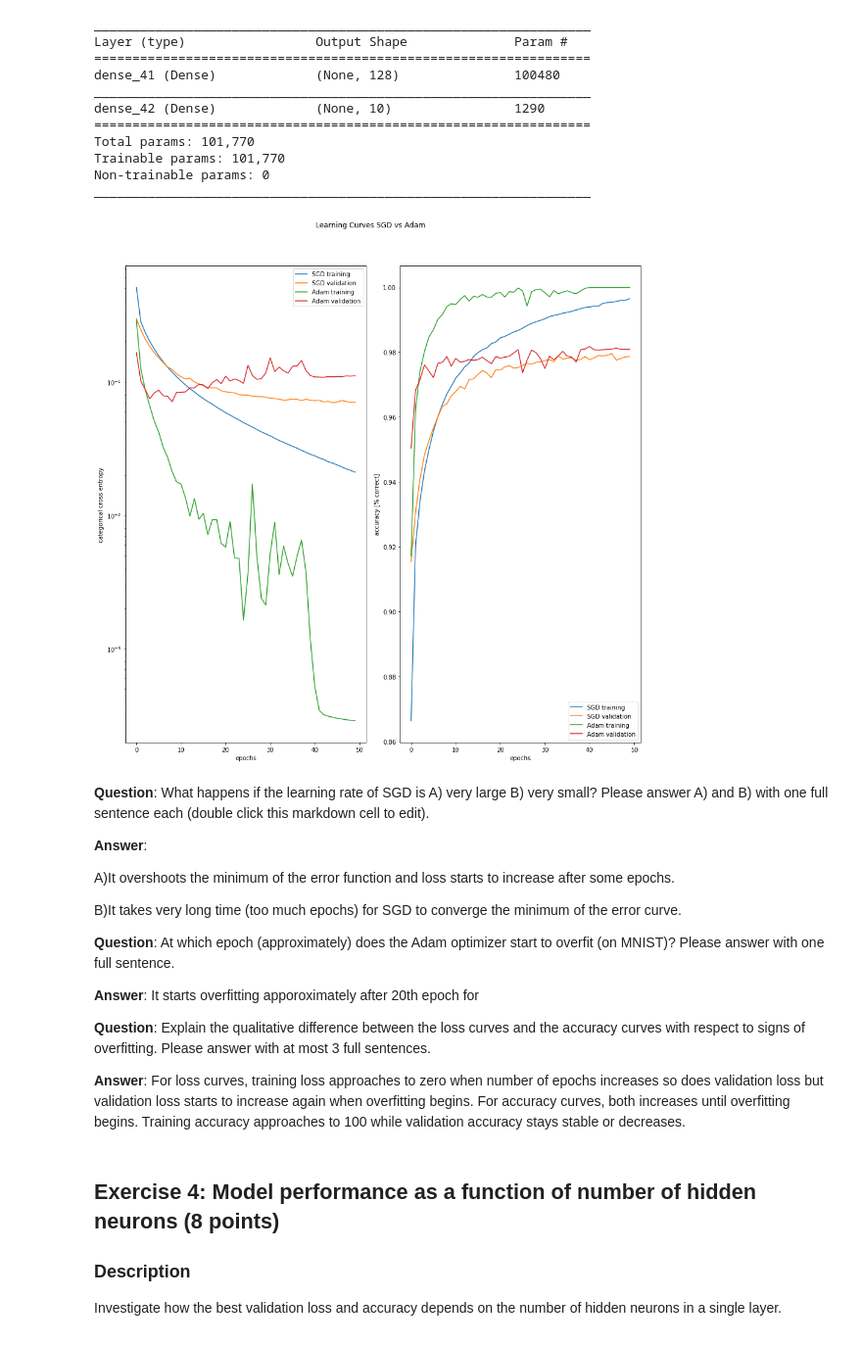
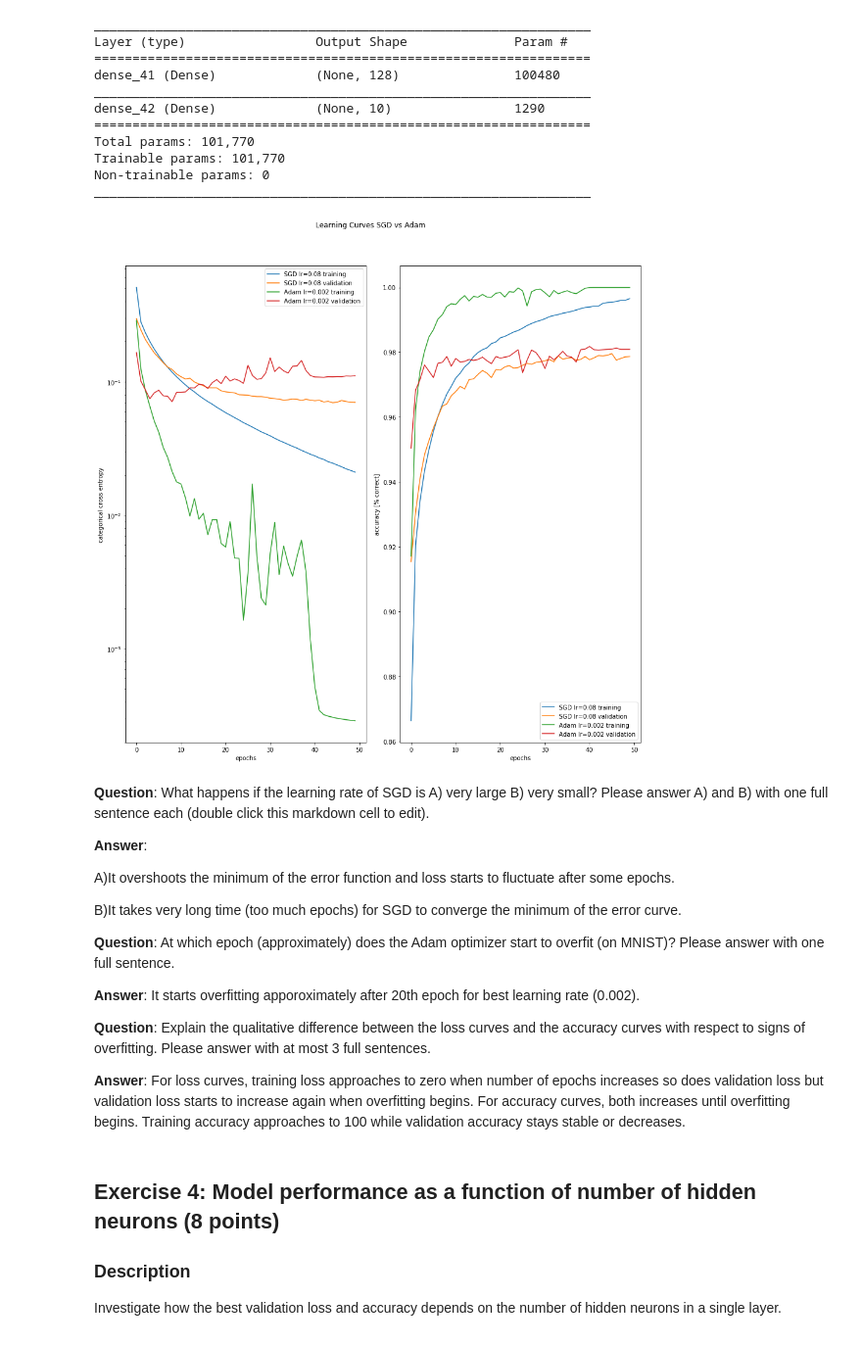
Before and after one commit to effervescent-shot/Projects-ANN, a Jupyter notebook: miniproject1.ipynb, the cells around one changed output. Shown at 98% size. Cells and saved outputs as stored; diff of their text form; code cells hidden in the pictures.

```diff
--- a/miniproject1.ipynb
+++ b/miniproject1.ipynb
@@ -488,21 +488,21 @@ def comparison_plot(history_sgd, history_adam, label1, label2, title):
     finalize_standardplot(fig, ax1, ax2)
     return fig
 # %%
-comparison_plot(sgd_hist, adm_hist, 'SGD', 'Adam', 'Learning Curves SGD vs Adam' );
+comparison_plot(sgd_hist, adm_hist, 'SGD lr=0.08', 'Adam lr=0.002', 'Learning Curves SGD vs Adam' );
 # %% [output]
-[figure, old version]
+[figure, new version]
 # %% [markdown]
 **Question**: What happens if the learning rate of SGD is A) very large B) very small? Please answer A) and B) with one full sentence each (double click this markdown cell to edit).
 
 **Answer**:
 
-A)It overshoots the minimum of the error function and loss starts to increase after some epochs.
+A)It overshoots the minimum of the error function and loss starts to fluctuate after some epochs.
 
 B)It takes very long time (too much epochs) for SGD to converge the minimum of the error curve.
 
 **Question**: At which epoch (approximately) does the Adam optimizer start to overfit (on MNIST)? Please answer with one full sentence.
 
-**Answer**: It starts overfitting apporoximately after 20th epoch for
+**Answer**: It starts overfitting apporoximately after 20th epoch for best learning rate (0.002).
 
 **Question**: Explain the qualitative difference between the loss curves and the accuracy curves with respect to signs of overfitting. Please answer with at most 3 full sentences.
 
```
Also changed, not shown: parts of 4 cells of this notebook.
